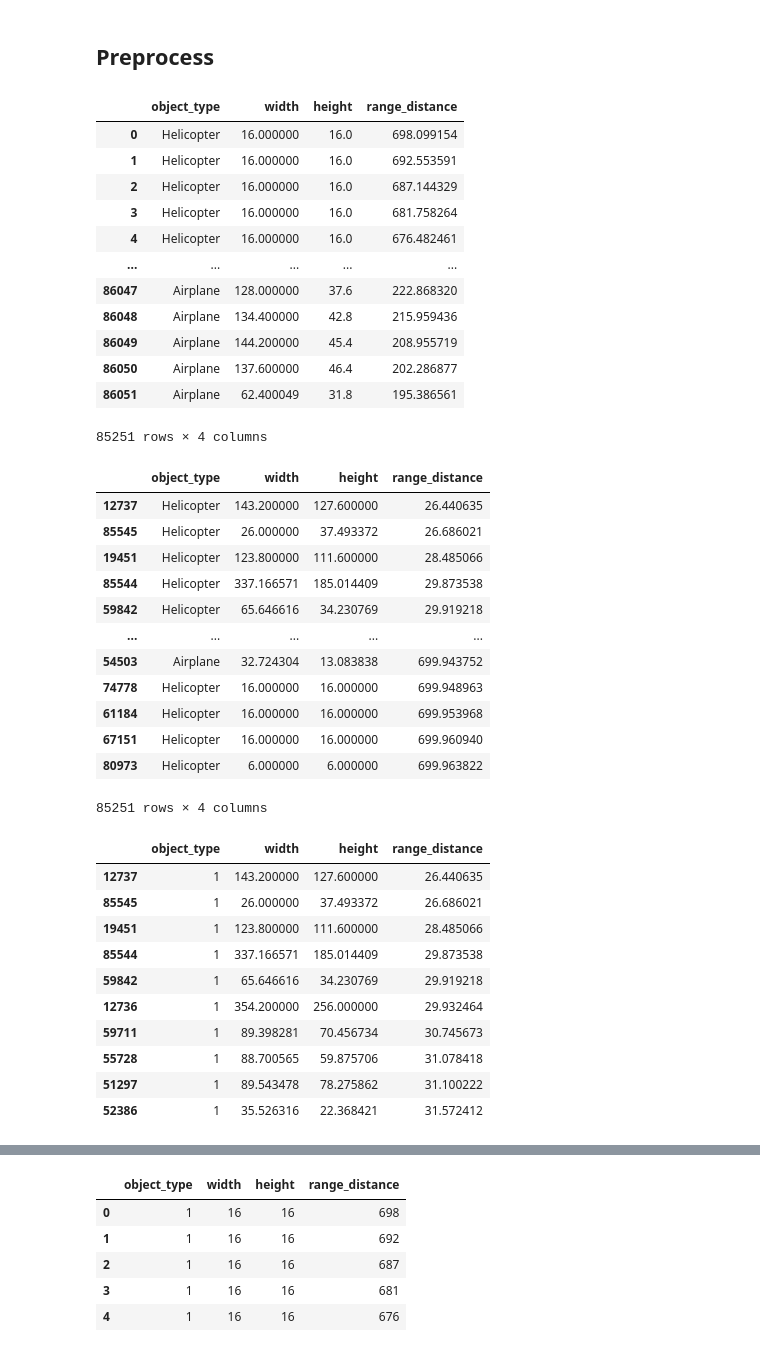
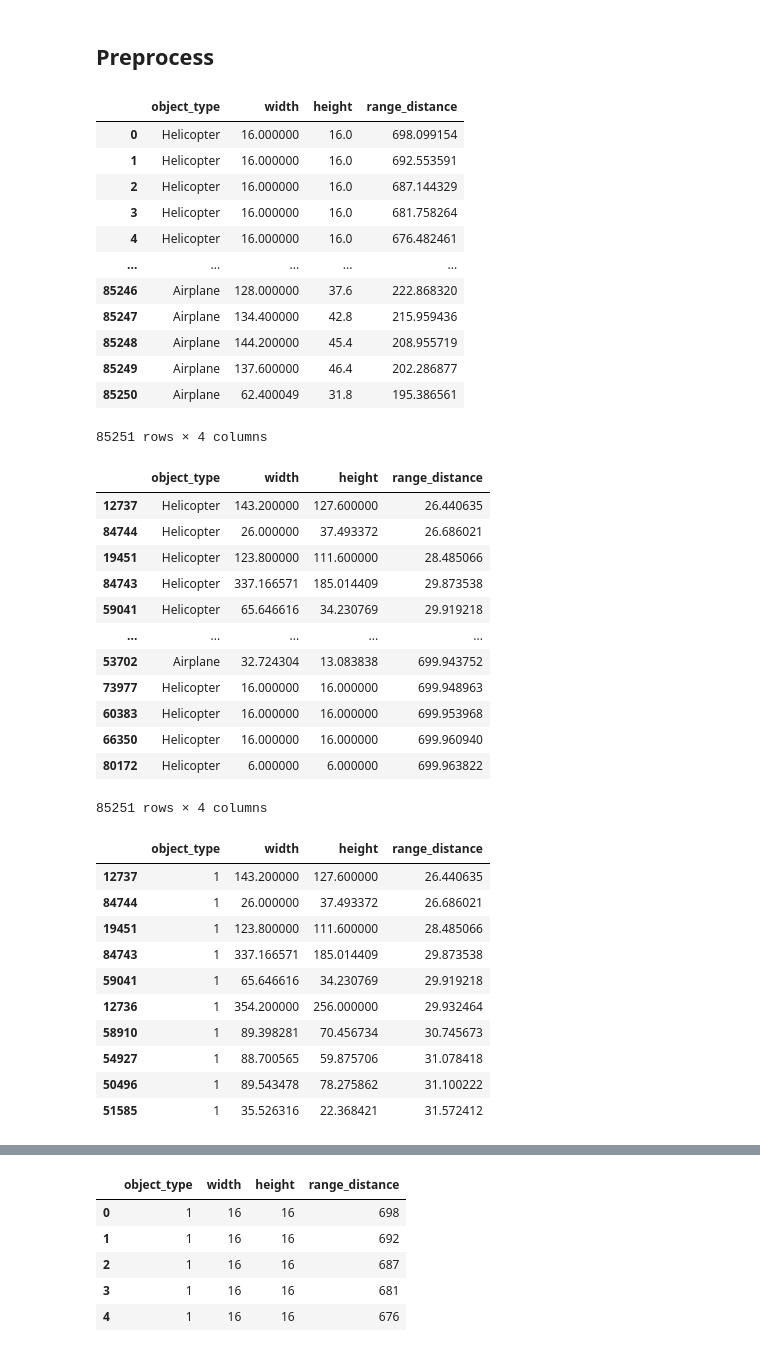
Before and after one commit to bulentsiyah/Mantis-Shrimp-Eye-s-Collision-Avoidance, a Jupyter notebook: dnn/DNN_Train_Prediction.ipynb, the cells around one changed output, grey strips where cells are left out. Cells and saved outputs as stored; diff of their text form; code cells hidden in the pictures.

```diff
--- a/dnn/DNN_Train_Prediction.ipynb
+++ b/dnn/DNN_Train_Prediction.ipynb
@@ -36,31 +36,31 @@ configurationManager = ConfigurationManager()
 # %% [markdown]
 ## Preprocess
 # %%
-dnn_rnn_dataset =  configurationManager.config_readable['dnn_rnn_dataset']
-models_path_folder = configurationManager.config_readable['models_path_folder']
-
-path_dnn_train = dnn_rnn_dataset+"fake_dnn_train.csv"
-path_dnn_train = dnn_rnn_dataset+"dnn_train.csv"
+dnn_dataset =  configurationManager.config_readable['dnn_dataset']
+dnn_distance_model_folder = configurationManager.config_readable['dnn_distance_model_folder']
 
 
-df_ana = pd.read_csv(path_dnn_train,usecols=["object_type","width","height", "range_distance"])
+path_dnn_train = dnn_dataset+"fake_dnn_train.csv"
+path_dnn_train = dnn_dataset+"dnn_train.csv"
 
-df_train = copy.copy(df_ana[df_ana["range_distance"]>11])
-df[df.val > 0.5]
+
+df_train = pd.read_csv(path_dnn_train,usecols=["object_type","width","height", "range_distance"])
+
+
 df_train
 # %% [output]
 |  | object_type | width | height | range_distance |
 | 0 | Helicopter | 16.000000 | 16.0 | 698.099154 |
 | 1 | Helicopter | 16.000000 | 16.0 | 692.553591 |
 | 2 | Helicopter | 16.000000 | 16.0 | 687.144329 |
 | 3 | Helicopter | 16.000000 | 16.0 | 681.758264 |
 | 4 | Helicopter | 16.000000 | 16.0 | 676.482461 |
 | ... | ... | ... | ... | ... |
-| 86047 | Airplane | 128.000000 | 37.6 | 222.868320 |
-| 86048 | Airplane | 134.400000 | 42.8 | 215.959436 |
-| 86049 | Airplane | 144.200000 | 45.4 | 208.955719 |
-| 86050 | Airplane | 137.600000 | 46.4 | 202.286877 |
-| 86051 | Airplane | 62.400049 | 31.8 | 195.386561 |
+| 85246 | Airplane | 128.000000 | 37.6 | 222.868320 |
+| 85247 | Airplane | 134.400000 | 42.8 | 215.959436 |
+| 85248 | Airplane | 144.200000 | 45.4 | 208.955719 |
+| 85249 | Airplane | 137.600000 | 46.4 | 202.286877 |
+| 85250 | Airplane | 62.400049 | 31.8 | 195.386561 |
 85251 rows × 4 columns
 # %%
 df_train = df_train.sort_values('range_distance', ascending=True)
@@ -68,16 +68,16 @@ df_train
 # %% [output]
 |  | object_type | width | height | range_distance |
 | 12737 | Helicopter | 143.200000 | 127.600000 | 26.440635 |
-| 85545 | Helicopter | 26.000000 | 37.493372 | 26.686021 |
+| 84744 | Helicopter | 26.000000 | 37.493372 | 26.686021 |
 | 19451 | Helicopter | 123.800000 | 111.600000 | 28.485066 |
-| 85544 | Helicopter | 337.166571 | 185.014409 | 29.873538 |
-| 59842 | Helicopter | 65.646616 | 34.230769 | 29.919218 |
+| 84743 | Helicopter | 337.166571 | 185.014409 | 29.873538 |
+| 59041 | Helicopter | 65.646616 | 34.230769 | 29.919218 |
 | ... | ... | ... | ... | ... |
-| 54503 | Airplane | 32.724304 | 13.083838 | 699.943752 |
-| 74778 | Helicopter | 16.000000 | 16.000000 | 699.948963 |
-| 61184 | Helicopter | 16.000000 | 16.000000 | 699.953968 |
-| 67151 | Helicopter | 16.000000 | 16.000000 | 699.960940 |
-| 80973 | Helicopter | 6.000000 | 6.000000 | 699.963822 |
+| 53702 | Airplane | 32.724304 | 13.083838 | 699.943752 |
+| 73977 | Helicopter | 16.000000 | 16.000000 | 699.948963 |
+| 60383 | Helicopter | 16.000000 | 16.000000 | 699.953968 |
+| 66350 | Helicopter | 16.000000 | 16.000000 | 699.960940 |
+| 80172 | Helicopter | 6.000000 | 6.000000 | 699.963822 |
 85251 rows × 4 columns
 # %%
 '''
@@ -102,15 +102,15 @@ df_train.head(10)
 # %% [output]
 |  | object_type | width | height | range_distance |
 | 12737 | 1 | 143.200000 | 127.600000 | 26.440635 |
-| 85545 | 1 | 26.000000 | 37.493372 | 26.686021 |
+| 84744 | 1 | 26.000000 | 37.493372 | 26.686021 |
 | 19451 | 1 | 123.800000 | 111.600000 | 28.485066 |
-| 85544 | 1 | 337.166571 | 185.014409 | 29.873538 |
-| 59842 | 1 | 65.646616 | 34.230769 | 29.919218 |
+| 84743 | 1 | 337.166571 | 185.014409 | 29.873538 |
+| 59041 | 1 | 65.646616 | 34.230769 | 29.919218 |
 | 12736 | 1 | 354.200000 | 256.000000 | 29.932464 |
-| 59711 | 1 | 89.398281 | 70.456734 | 30.745673 |
-| 55728 | 1 | 88.700565 | 59.875706 | 31.078418 |
-| 51297 | 1 | 89.543478 | 78.275862 | 31.100222 |
-| 52386 | 1 | 35.526316 | 22.368421 | 31.572412 |
+| 58910 | 1 | 89.398281 | 70.456734 | 30.745673 |
+| 54927 | 1 | 88.700565 | 59.875706 | 31.078418 |
+| 50496 | 1 | 89.543478 | 78.275862 | 31.100222 |
+| 51585 | 1 | 35.526316 | 22.368421 | 31.572412 |
 # %%
 df_train.tail(20)
 # %% [output]
```
Also changed, not shown: parts of 12 cells of this notebook, 8 other files.
